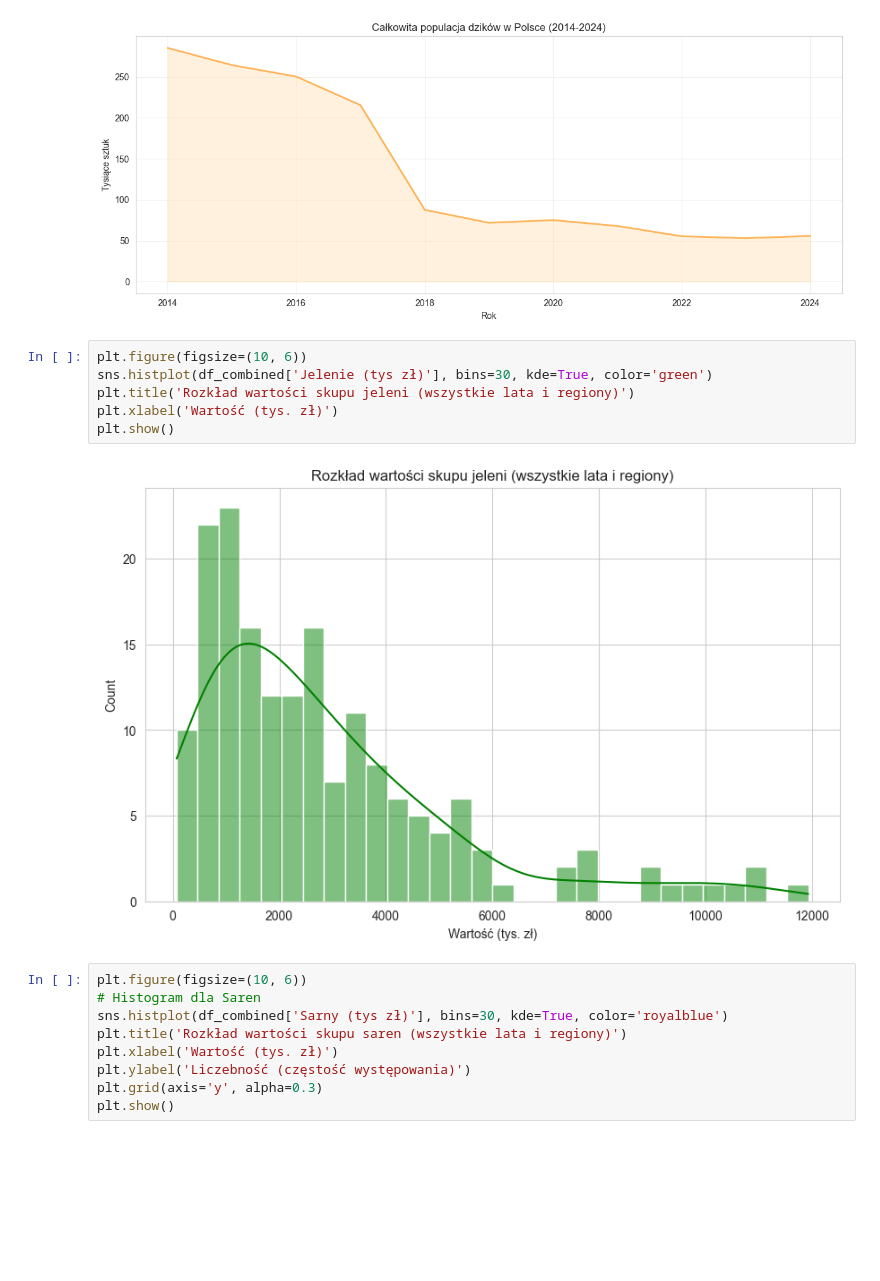
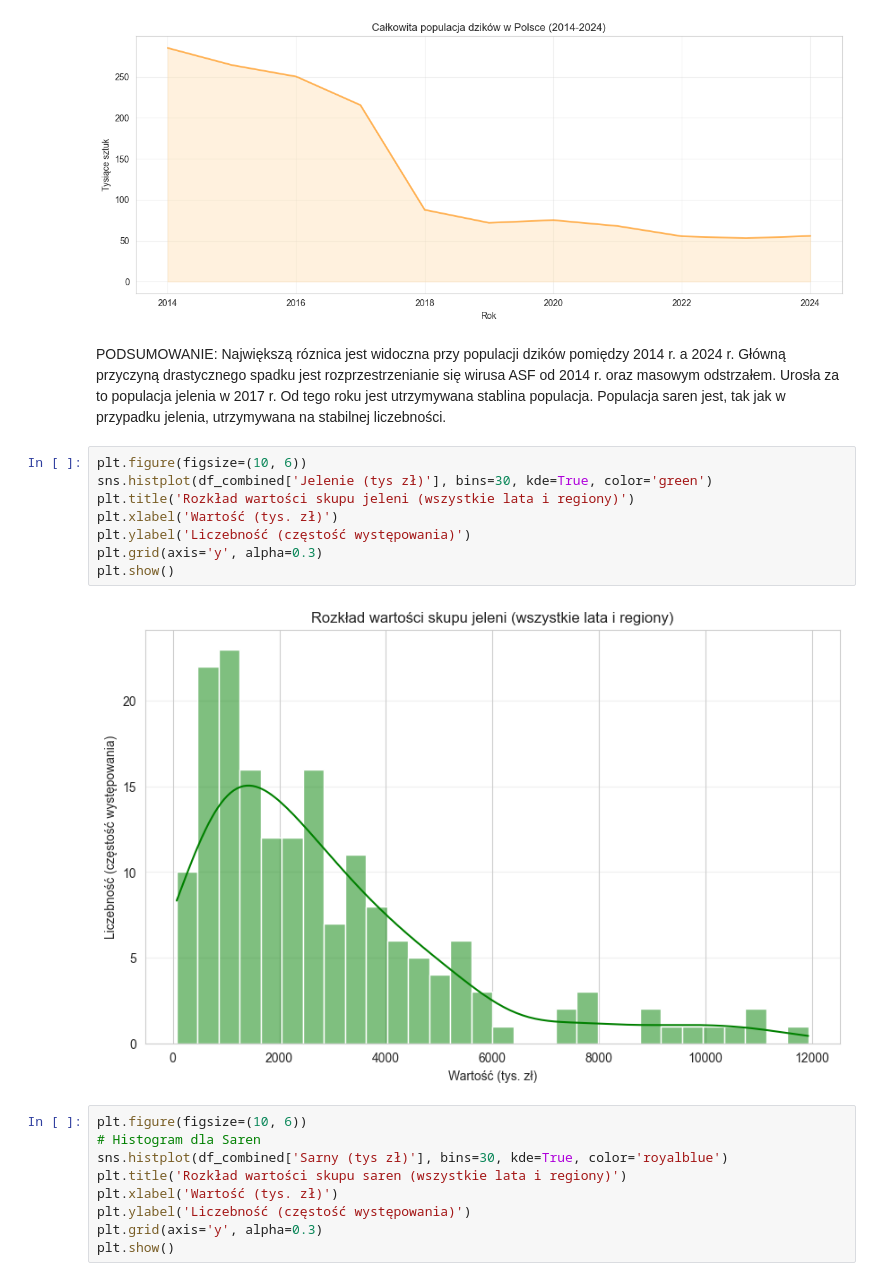
Before and after one commit to edyta02/Analiza-danych-z-R-i-Python---LW, a Jupyter notebook: Projekt.ipynb, the cells around one changed output. Drawn from its saved outputs; the diff is of its cells as text; blank space fills up the shorter version.

```diff
--- a/Projekt.ipynb
+++ b/Projekt.ipynb
@@ -1386,14 +1388,23 @@ plt.tight_layout()
 plt.show()
 # %% [output]
 [figure]
-# %%
-plt.figure(figsize=(10, 6))
-sns.histplot(df_combined['Jelenie (tys zł)'], bins=30, kde=True, color='green')
-plt.title('Rozkład wartości skupu jeleni (wszystkie lata i regiony)')
-plt.xlabel('Wartość (tys. zł)')
-plt.show()
-# %% [output]
-[figure, removed]
+# %% [markdown]
+PODSUMOWANIE:
+Największą róznica jest widoczna przy populacji dzików pomiędzy 2014 r. a 2024 r.
+Główną przyczyną drastycznego spadku jest rozprzestrzenianie się wirusa ASF od 2014 r.
+oraz masowym odstrzałem.
+Urosła za to populacja jelenia w 2017 r. Od tego roku jest utrzymywana stablina populacja.
+Populacja saren jest, tak jak w przypadku jelenia, utrzymywana na stabilnej liczebności.
+# %%
+plt.figure(figsize=(10, 6))
+sns.histplot(df_combined['Jelenie (tys zł)'], bins=30, kde=True, color='green')
+plt.title('Rozkład wartości skupu jeleni (wszystkie lata i regiony)')
+plt.xlabel('Wartość (tys. zł)')
+plt.ylabel('Liczebność (częstość występowania)')
+plt.grid(axis='y', alpha=0.3)
+plt.show()
+# %% [output]
+[figure, added]
 # %%
 plt.figure(figsize=(10, 6))
 # Histogram dla Saren
```
Also changed, not shown: parts of 9 cells of this notebook.
